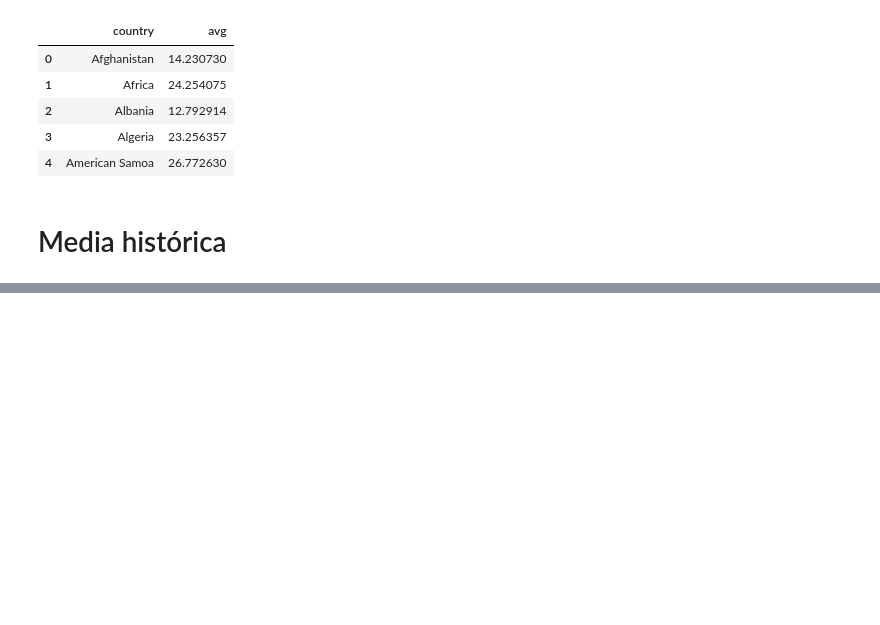
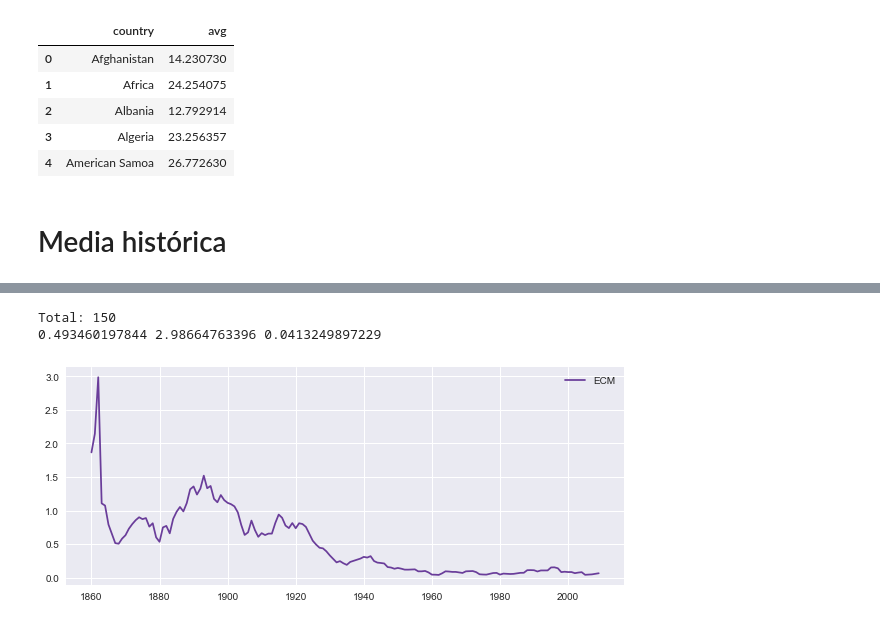
Before and after one commit to smcsicardi/metnum-tp3, a Jupyter notebook: Mapas.ipynb, the cells around one changed output, grey strips where cells are left out. Drawn from its saved outputs; the diff is of its cells as text; code cells hidden in the pictures; blank space fills up the shorter version.

```diff
--- a/Mapas.ipynb
+++ b/Mapas.ipynb
@@ -69,0 +107,11 @@ world.join(pendientes, how='inner')\
+# %%
+print('Total:', len(errs))
+plt.plot(range(1860, 2010), errs, label='ECM', color=palette[9])
+plt.legend()
+plt.savefig('img/country_ecm.png', dpi=200)
+
+print(sum(errs)/len(errs), max(errs), min(errs))
+# %% [output]
+Total: 150
+0.493460197844 2.98664763396 0.0413249897229
+[figure, added]
```
Also changed, not shown: parts of 4 cells of this notebook, 1 other file.
